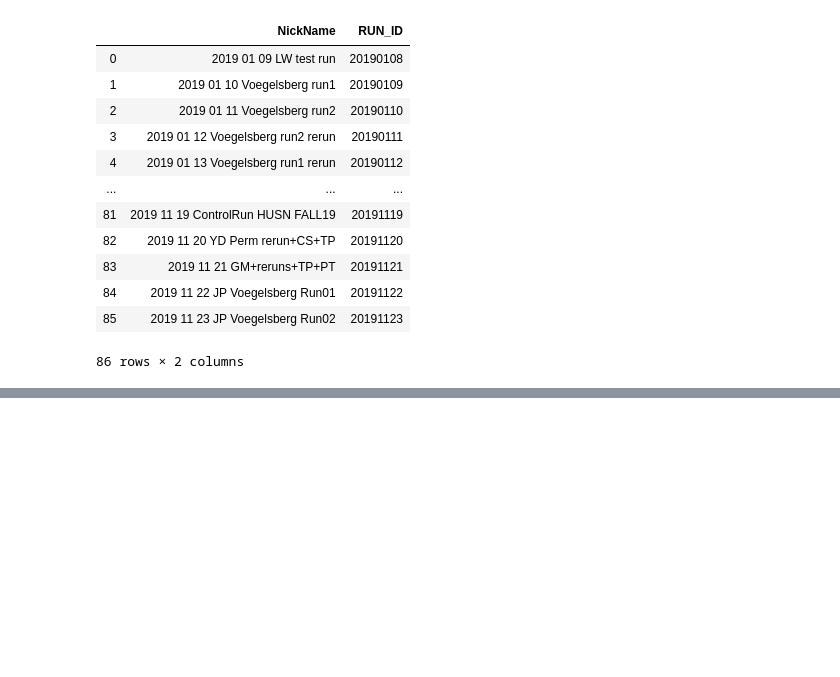
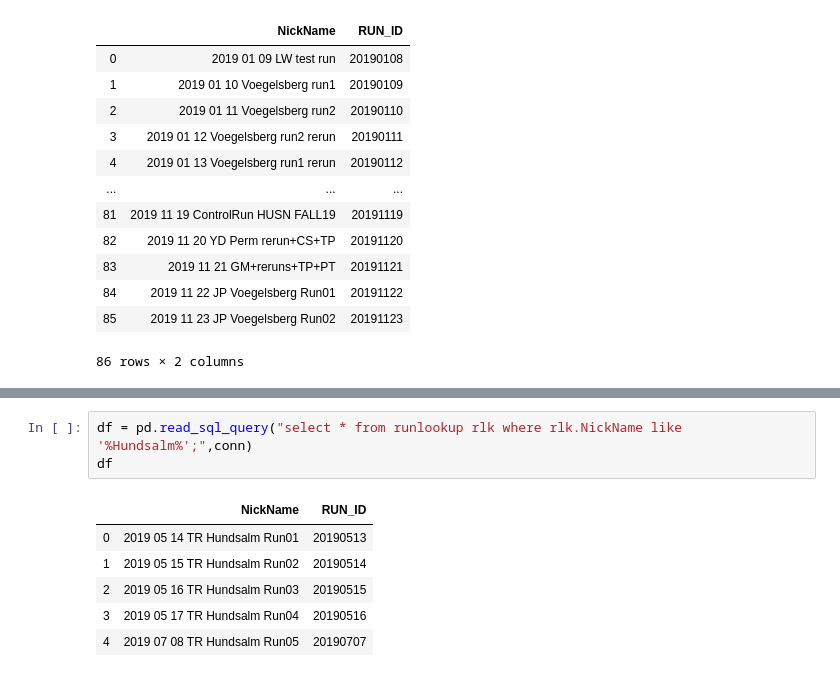
Before and after one commit to tr1813/picarro-calculator, a Jupyter notebook: ipynb/Update DataBase.ipynb, the cells around one changed output, grey strips where cells are left out. Saved outputs shown, nothing was run; the diff lists cells and outputs as text; blank space fills up the shorter version.

```diff
--- a/ipynb/Update DataBase.ipynb
+++ b/ipynb/Update DataBase.ipynb
@@ -114,0 +104,10 @@ df
+# %%
+df = pd.read_sql_query("select * from runlookup rlk where rlk.NickName like '%Hundsalm%';",conn)
+df
+# %% [output]
+|  | NickName | RUN_ID |
+| 0 | 2019 05 14 TR Hundsalm Run01 | 20190513 |
+| 1 | 2019 05 15 TR Hundsalm Run02 | 20190514 |
+| 2 | 2019 05 16 TR Hundsalm Run03 | 20190515 |
+| 3 | 2019 05 17 TR Hundsalm Run04 | 20190516 |
+| 4 | 2019 07 08 TR Hundsalm Run05 | 20190707 |
```
Also changed, not shown: parts of 27 cells of this notebook, 1 other file.
